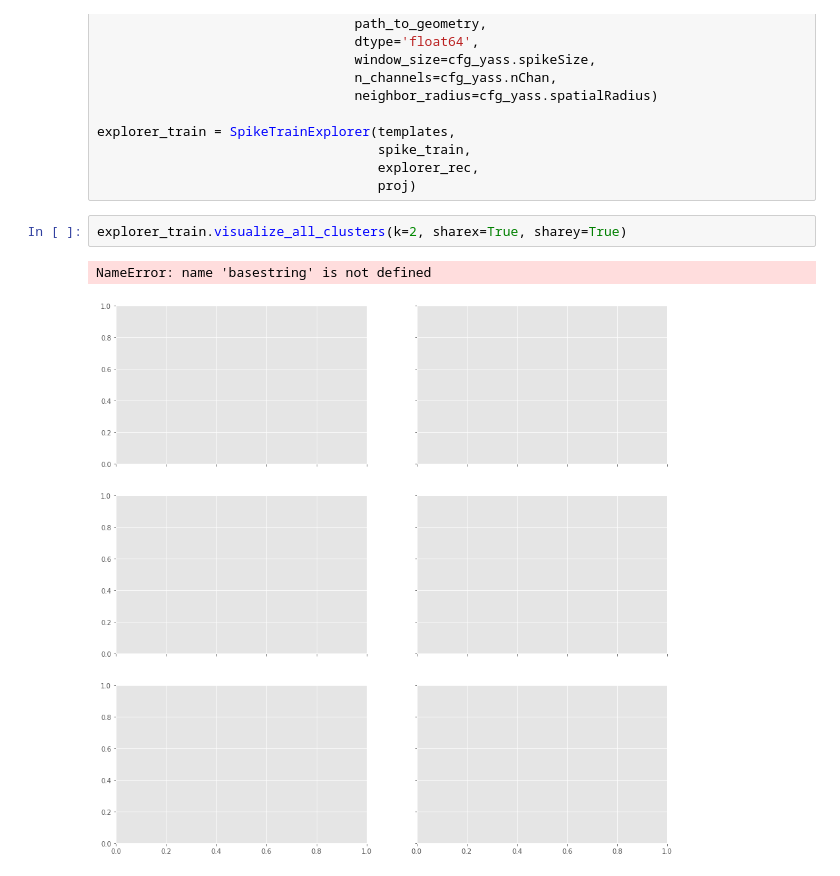
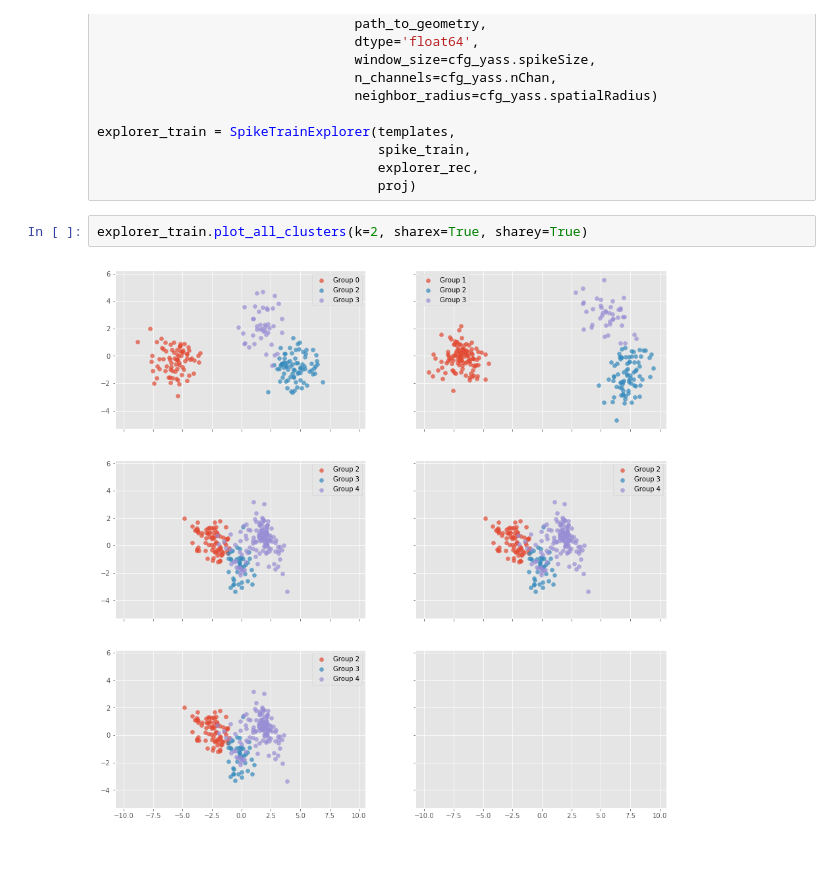
Before and after one commit to edublancas/neural-clustering, a Jupyter notebook: notebooks/cluster-evaluation.ipynb, the cells around one changed output. Drawn from its saved outputs; the diff is of its cells as text.

Commit message:
plotting fn fixes

```diff
--- a/notebooks/cluster-evaluation.ipynb
+++ b/notebooks/cluster-evaluation.ipynb
@@ -71,7 +68,6 @@ explorer_train = SpikeTrainExplorer(templates,
                                     explorer_rec,
                                     proj)
 # %%
-explorer_train.visualize_all_clusters(k=2, sharex=True, sharey=True)
+explorer_train.plot_all_clusters(k=2, sharex=True, sharey=True)
 # %% [output]
-NameError: name 'basestring' is not defined
-[figure, old version]
+[figure, new version]
```
Also changed, not shown: parts of 2 cells of this notebook, 1 other file.
